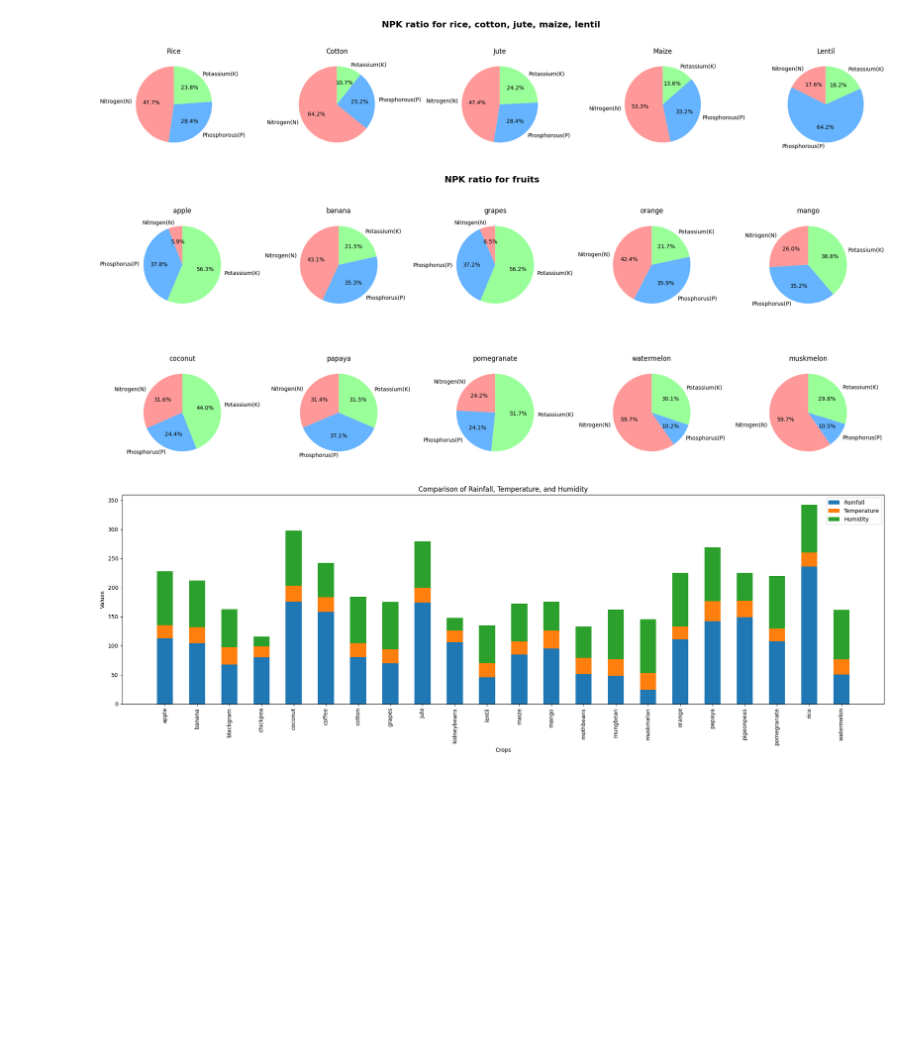
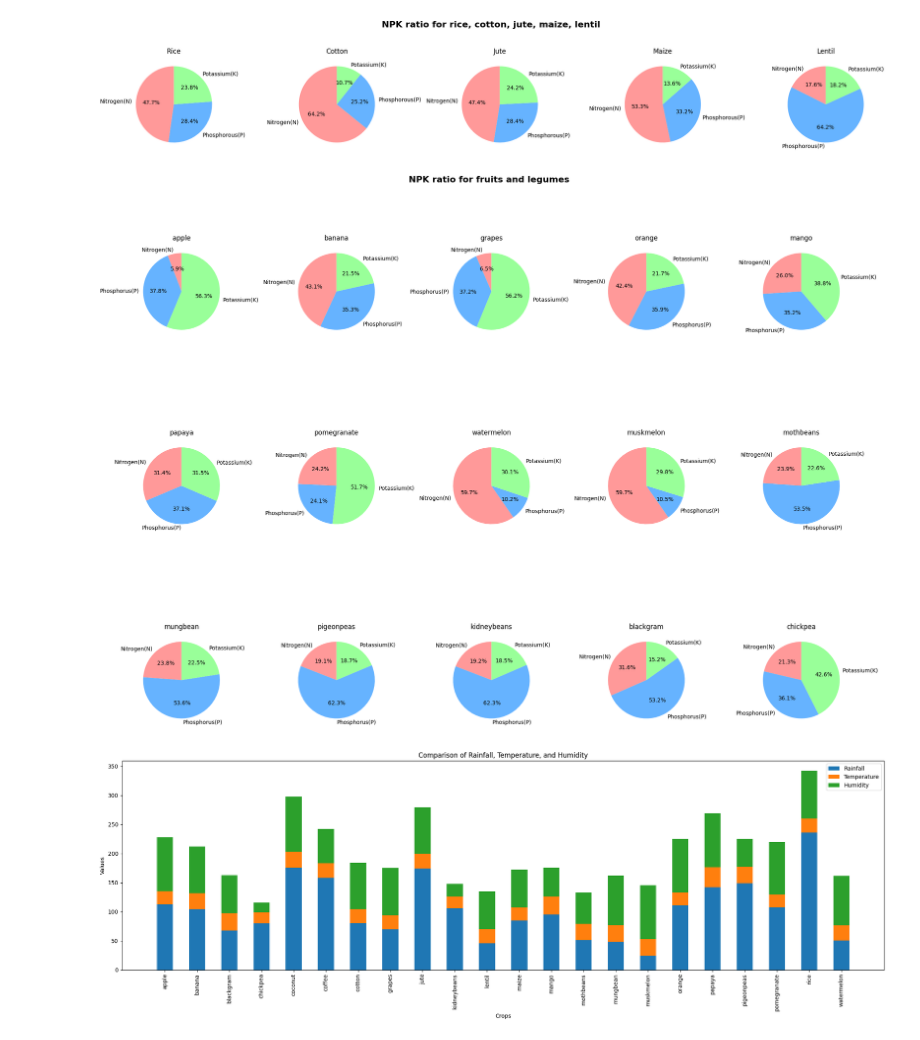
Before and after one commit to Tusshar10/Crop-Recommendation-System, a Jupyter notebook: Minor.ipynb, the cells around one changed output. Drawn from its saved outputs; the diff is of its cells as text; code cells hidden in the pictures; blank space fills up the shorter version.

```diff
--- a/Minor.ipynb
+++ b/Minor.ipynb
@@ -371,31 +371,33 @@ plt.show()
 [figure]
 # %%
 labels = ['Nitrogen(N)', 'Phosphorus(P)', 'Potassium(K)']
-crop_names = ['apple', 'banana', 'grapes', 'orange', 'mango', 'coconut', 'papaya', 'pomegranate', 'watermelon', 'muskmelon']
+crop_names = ['apple', 'banana', 'grapes', 'orange', 'mango', 'papaya', 'pomegranate', 'watermelon', 'muskmelon',
+              'mothbeans', 'mungbean', 'pigeonpeas', 'kidneybeans', 'blackgram', 'chickpea']
+
 crop_summary_data = {}
 
 for crop_name in crop_names:
     crop_npk = crop_summary[crop_summary.index == crop_name]
     crop_summary_data[crop_name] = [
-        crop_npk.at[crop_name, 'Nitrogen'],
-        crop_npk.at[crop_name, 'Phosphorus'],
-        crop_npk.at[crop_name, 'Potassium']
+        crop_npk.at[crop_npk.index[0], 'Nitrogen'],
+        crop_npk.at[crop_npk.index[0], 'Phosphorus'],
+        crop_npk.at[crop_npk.index[0], 'Potassium']
     ]
 
-fig, axs = plt.subplots(2, 5, figsize=(20, 8))
+fig, axs = plt.subplots(3, 5, figsize=(20, 16))
 colors = ['#ff9999', '#66b3ff', '#99ff99']
 for i, crop_name in enumerate(crop_names):
     row = i // 5
     col = i % 5
     values = crop_summary_data[crop_name]
     axs[row, col].pie(values, labels=labels, autopct='%1.1f%%', startangle=90, colors=colors)
     axs[row, col].set_title(crop_name)
 
-fig.suptitle("NPK ratio for fruits", fontsize=16, fontweight='bold')
+fig.suptitle("NPK ratio for fruits and legumes", fontsize=16, fontweight='bold')
 plt.tight_layout()
 plt.show()
 # %% [output]
-[figure, old version]
+[figure, new version]
 # %%
 crops = crop_summary.index
 rainfall = crop_summary['Rainfall']
```
Also changed, not shown: parts of 2 cells of this notebook, 46 other files.
